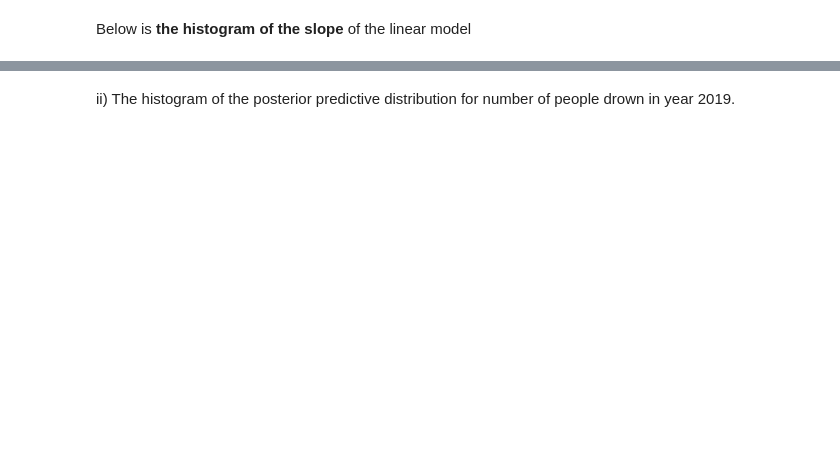
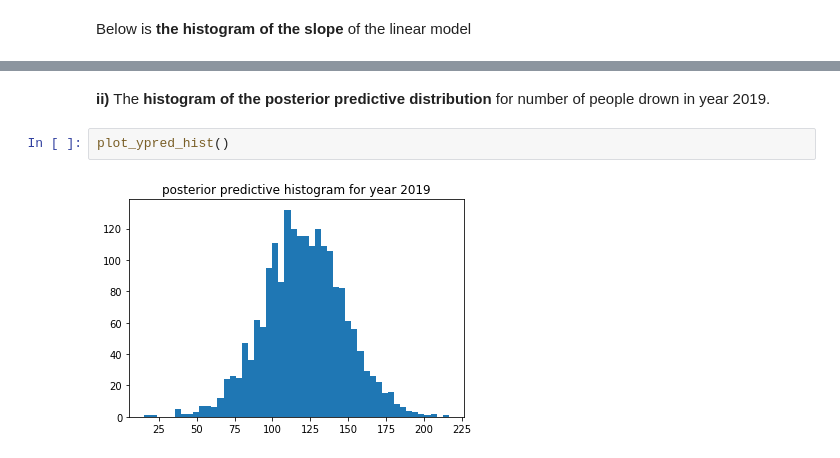
Before and after one commit to fuksi/jupyter-public, a Jupyter notebook: bda7.ipynb, the cells around one changed output, grey strips where cells are left out. Saved outputs shown, nothing was run; the diff lists cells and outputs as text; blank space fills up the shorter version.

```diff
--- a/bda7.ipynb
+++ b/bda7.ipynb
@@ -22,2 +21,6 @@ plot_beta_hist()
 # %% [markdown]
-ii) The histogram of the posterior predictive distribution for number of people drown in year 2019.
+**ii)** The **histogram of the posterior predictive distribution** for number of people drown in year 2019.
+# %%
+plot_ypred_hist()
+# %% [output]
+[figure, added]
```
Also changed, not shown: parts of 33 cells of this notebook, 1 other file.
